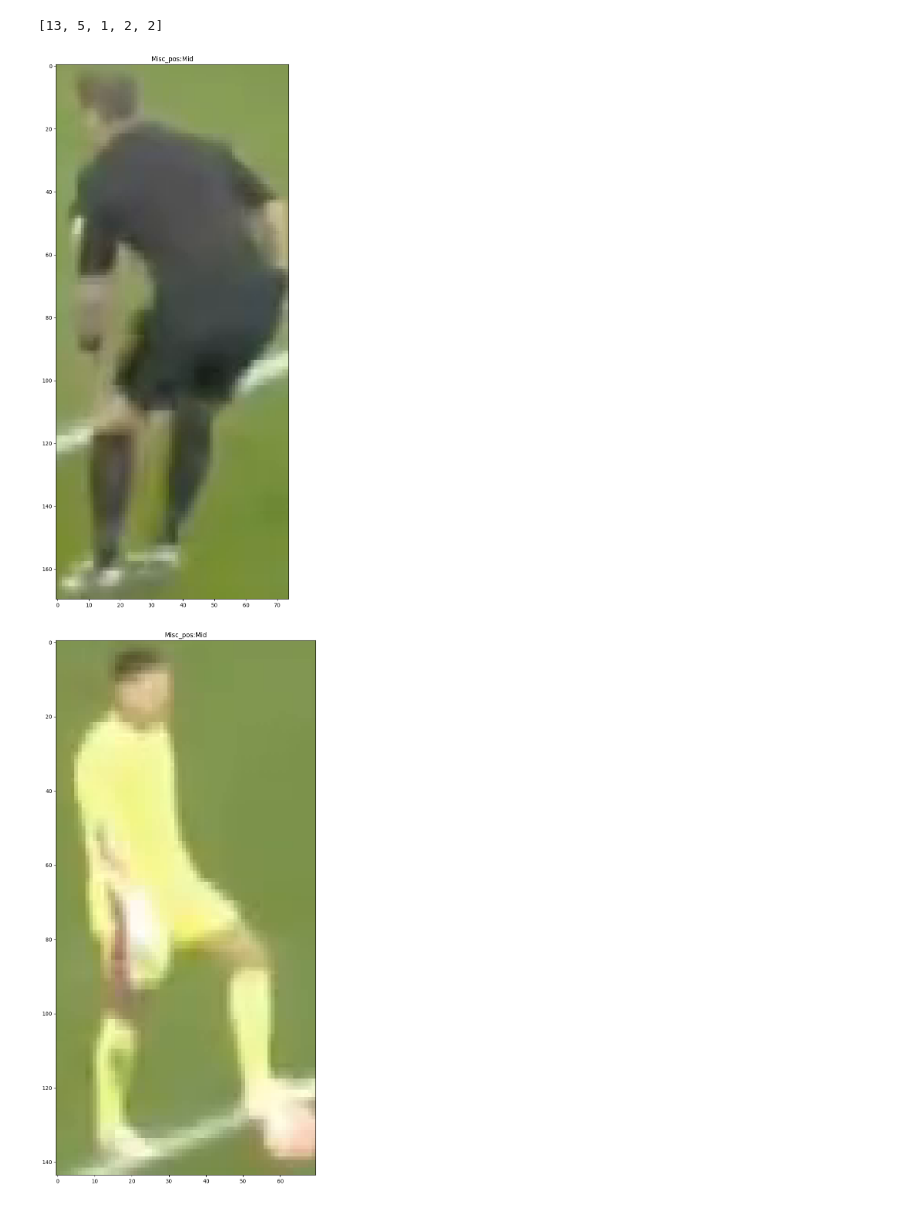
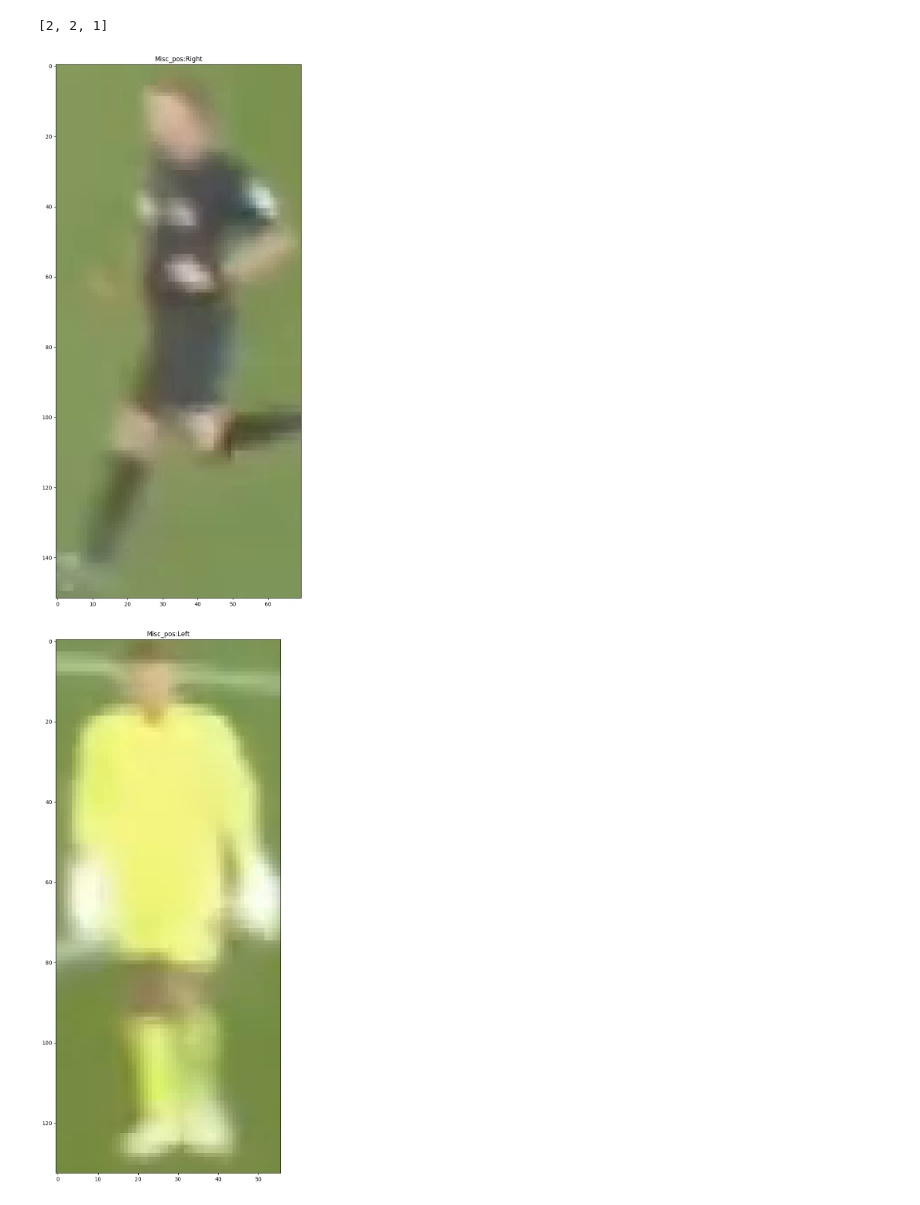
Before and after one commit to Markolinhio/Football-analysis, a Jupyter notebook: notebooks/player_diff.ipynb, the cells around one changed output. Drawn from its saved outputs; the diff is of its cells as text; code cells hidden in the pictures.

```diff
--- a/notebooks/player_diff.ipynb
+++ b/notebooks/player_diff.ipynb
@@ -423,31 +20,7 @@ def misc_in_teams(labels,lab_assignment,lab_team_1_color,lab_team_2_color,teams,
-# %%
-def position_text(player_x_coord,new_team_1,new_team_2,new_misc):
-    misc_pos = [player_x_coord[i] for i in new_misc]
-    avg_x_team_1 = np.mean([player_x_coord[i] for i in new_team_1])
-    avg_x_team_2 = np.mean([player_x_coord[i] for i in new_team_2])
-    # Identify left vs right position
-    if avg_x_team_1 < avg_x_team_2:
-        left_coord = avg_x_team_1
-    else:
-        left_coord = avg_x_team_2
-
-    for i in range(len(current_misc_color)):
-        if misc_pos[i] <= left_coord:
-            misc_pos[i] = "Left"
-        else:
-            misc_pos[i] = "Right"
-    return misc_pos
 # %%
-from sklearn.cluster import KMeans
-from collections import Counter
-from colormath.color_objects import sRGBColor, LabColor
-from colormath.color_conversions import convert_color
-from colormath.color_diff import delta_e_cie2000
-
 # Get several images to test
-images_path = os.path.join(data_path, 'images' + '/' + vid_name)
-#print(os.path.exists(images_path))
-first_batch = os.listdir(images_path)[0:20]
+images_path = os.path.join(data_path, 'images' + '/' + vid_name)  #print(os.path.exists(images_path))
+first_batch = os.listdir(images_path)[50:55]
 image_batch = [os.path.join(images_path, x) for x in first_batch]
 
 # Attributes to identify colors
@@ -507,11 +80,10 @@ for image_ad in image_batch:
             labels = list(map(lambda x: x if x != team_1_label else 'Team 2', labels))
         labels = list(map(lambda x: x if x != misc_label else 'Misc', labels))
 
-    # Positional of the two teams
+    # Updated teams indices
     new_team_1 = np.where(np.array(labels) == "Team 1")[0]
     new_team_2 = np.where(np.array(labels) == "Team 2")[0]
     new_misc   = np.where(np.array(labels) == "Misc")[0]
-
 
     # Update the misc color:
     current_misc_img   = [crop_img_list[i] for i in new_misc]
@@ -522,7 +94,6 @@ for image_ad in image_batch:
     team_2_diff = [delta_e_cie2000(team_2_color_global,x) for x in current_misc_lab]
     current_misc_pos   = position_text(player_x_coord,new_team_1,new_team_2,new_misc)
     switch = [False]*len(current_misc_lab)
-
 
     # Check availability of the misc clr:
     if len(misc_color_global) == 0:
@@ -568,9 +139,9 @@ for image_ad in image_batch:
 
     frame_num +=1
 
-#for r in range(len(misc_img_global)):
-#    plt.figure()
-#    plt.title("Misc_pos:" + misc_position_global[r])
-#    plt.imshow(misc_img_global[r])
-#print(misc_frequency_global)
+for r in range(len(misc_img_global)):
+    plt.figure()
+    plt.title("Misc_pos:" + misc_position_global[r])
+    plt.imshow(misc_img_global[r])
+print(misc_frequency_global)
 # %% [output]
@@ -594,3 +162,3 @@ Speed: 1.5ms preprocess, 7.1ms inference, 0.8ms postprocess per image at shape (
-[13, 5, 1, 2, 2]
+[2, 2, 1]
-[figure, old version]
+[figure, new version]
-[figure, old version]
+[figure, new version]
```
Also changed, not shown: parts of 12 cells of this notebook.
